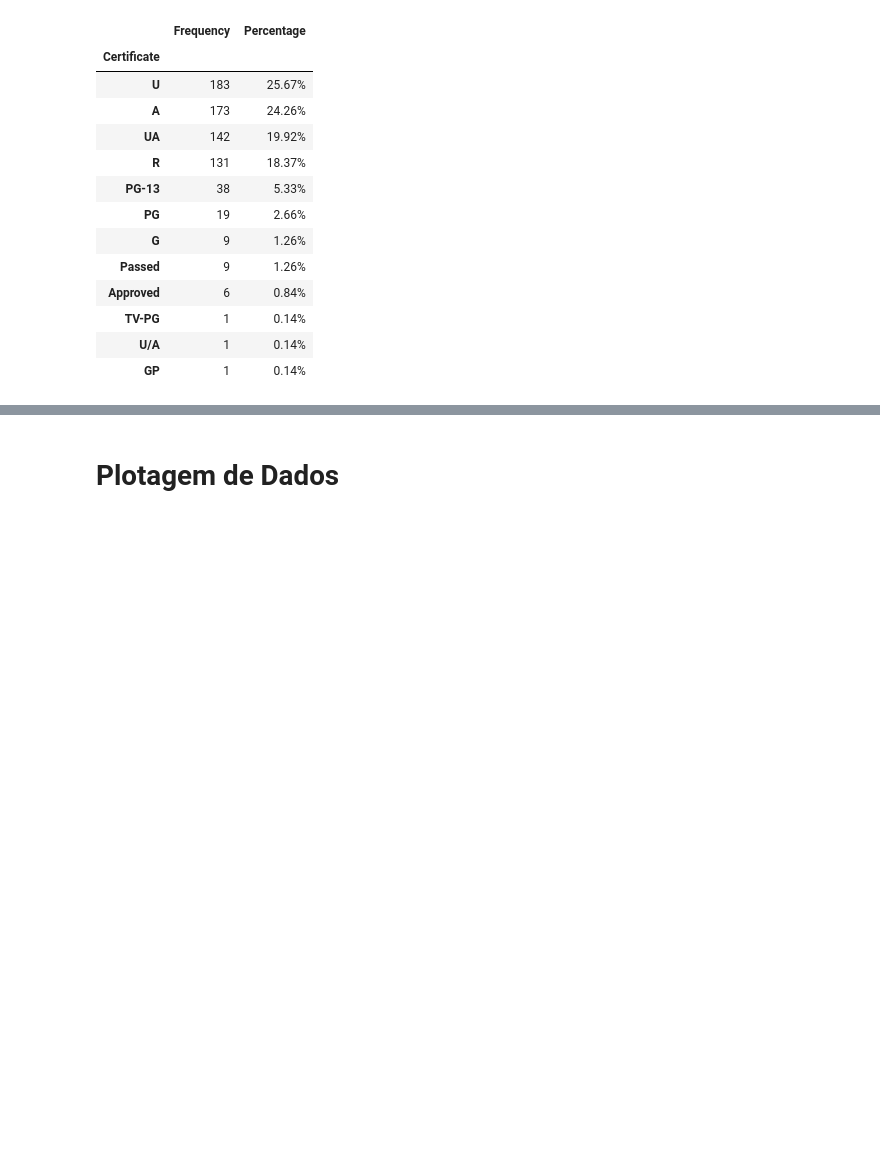
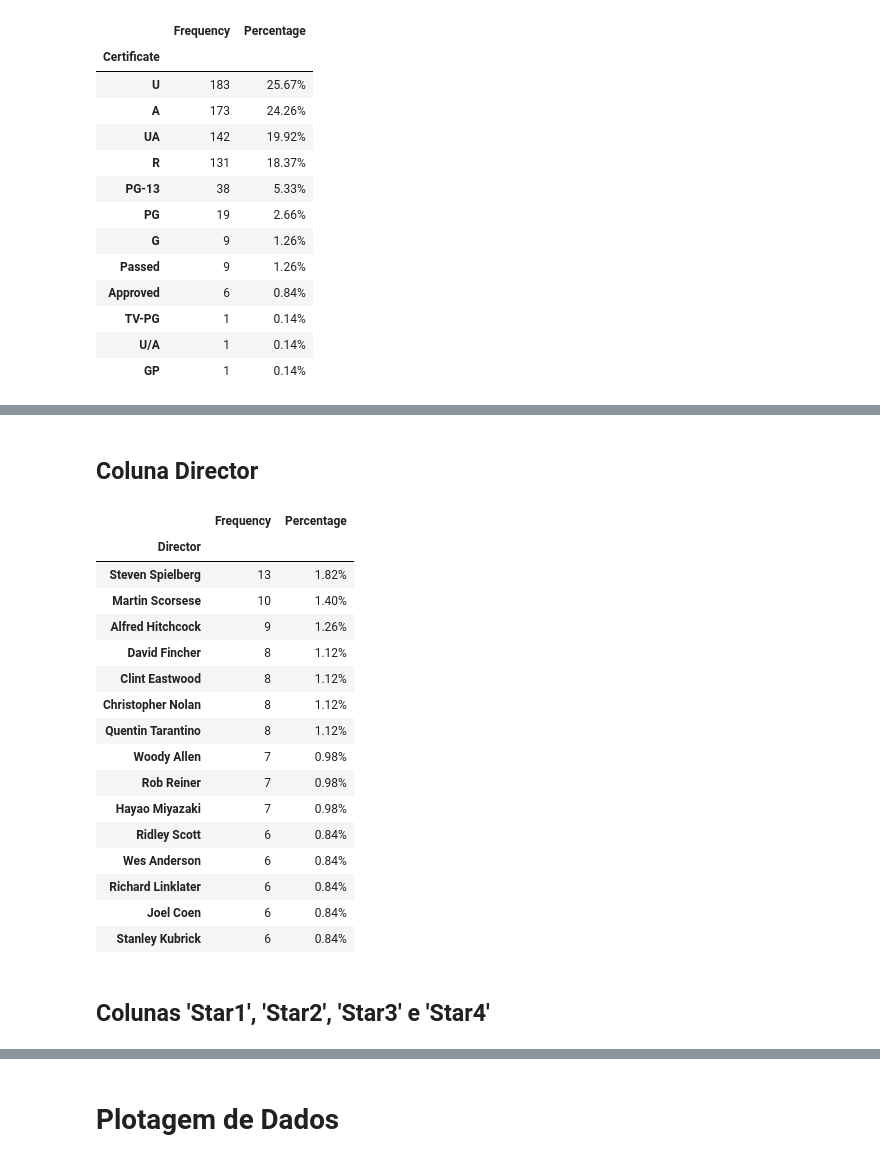
Before and after one commit to rodrigosena17/LH_CD_RodrigoSena, a Jupyter notebook: Jupyter Notebook/LH_CD_RodrigoSena.ipynb, the cells around one changed output, grey strips where cells are left out. Drawn from its saved outputs; the diff is of its cells as text; code cells hidden in the pictures; blank space fills up the shorter version.

Commit message:
Removed "Coluna Certificate(Classificação Etária)" with no percentual, and kept only the percentual one. Added a few more columns frequency. Updated Readme.

```diff
--- a/Jupyter Notebook/LH_CD_RodrigoSena.ipynb
+++ b/Jupyter Notebook/LH_CD_RodrigoSena.ipynb
@@ -244,0 +248,27 @@ frequencia_certificate
+# %% [markdown]
+## Coluna Director
+# %%
+frequencia_director = pd.DataFrame({'Frequency': df['Director'].value_counts(), 'Percentage': (df['Director'].value_counts(normalize=True) * 100) .map('{:.2f}%'.format)})
+frequencia_director.to_excel('../Resultados/frequencia_director.xlsx', index=True)
+frequencia_director.iloc[:15]
+#Exibe a frequencia dos 15 diretores com mais filmes no dataset
+# %% [output]
+|  | Frequency | Percentage |
+| Director |  |  |
+| Steven Spielberg | 13 | 1.82% |
+| Martin Scorsese | 10 | 1.40% |
+| Alfred Hitchcock | 9 | 1.26% |
+| David Fincher | 8 | 1.12% |
+| Clint Eastwood | 8 | 1.12% |
+| Christopher Nolan | 8 | 1.12% |
+| Quentin Tarantino | 8 | 1.12% |
+| Woody Allen | 7 | 0.98% |
+| Rob Reiner | 7 | 0.98% |
+| Hayao Miyazaki | 7 | 0.98% |
+| Ridley Scott | 6 | 0.84% |
+| Wes Anderson | 6 | 0.84% |
+| Richard Linklater | 6 | 0.84% |
+| Joel Coen | 6 | 0.84% |
+| Stanley Kubrick | 6 | 0.84% |
+# %% [markdown]
+## Colunas 'Star1', 'Star2', 'Star3' e 'Star4'
```
Also changed, not shown: parts of 13 cells of this notebook, 6 other files.
